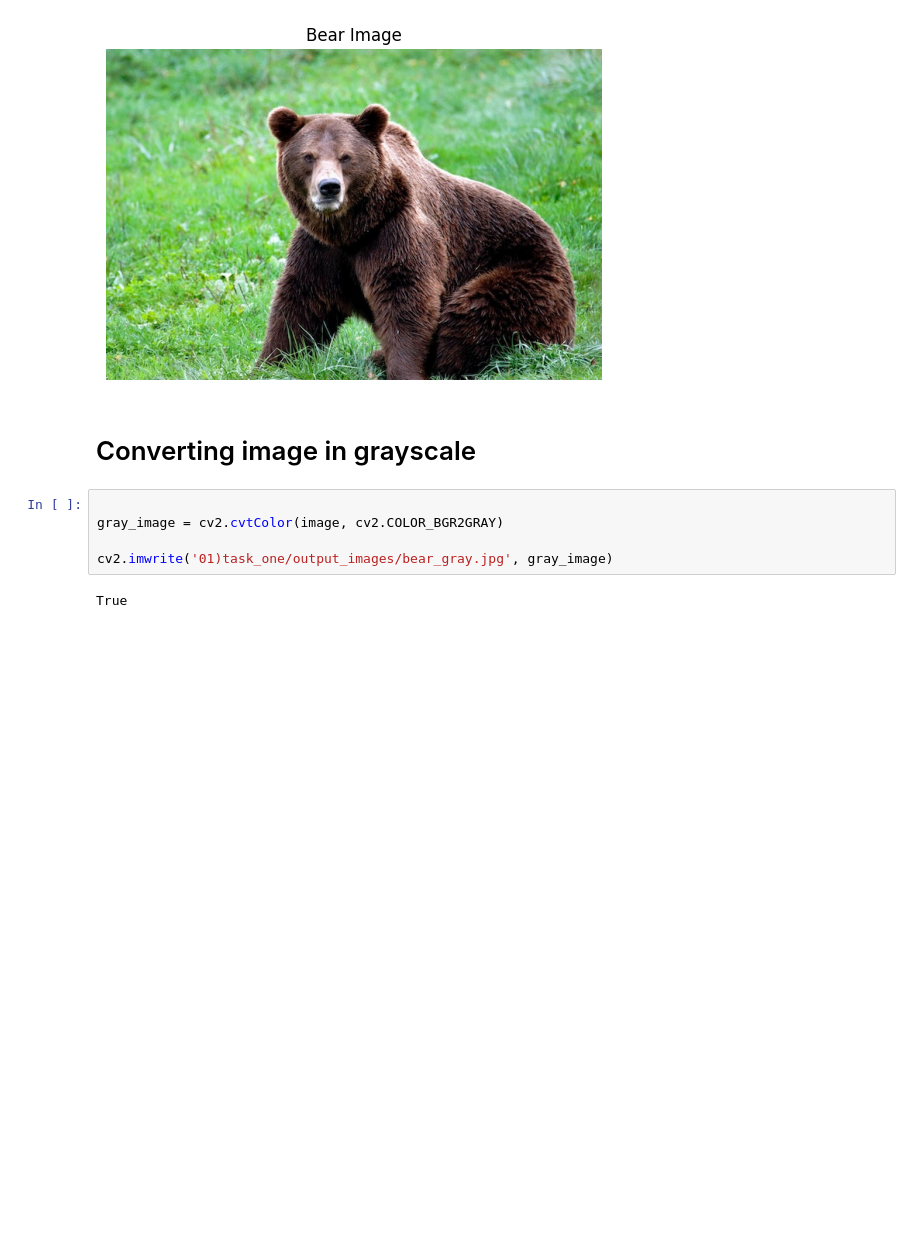
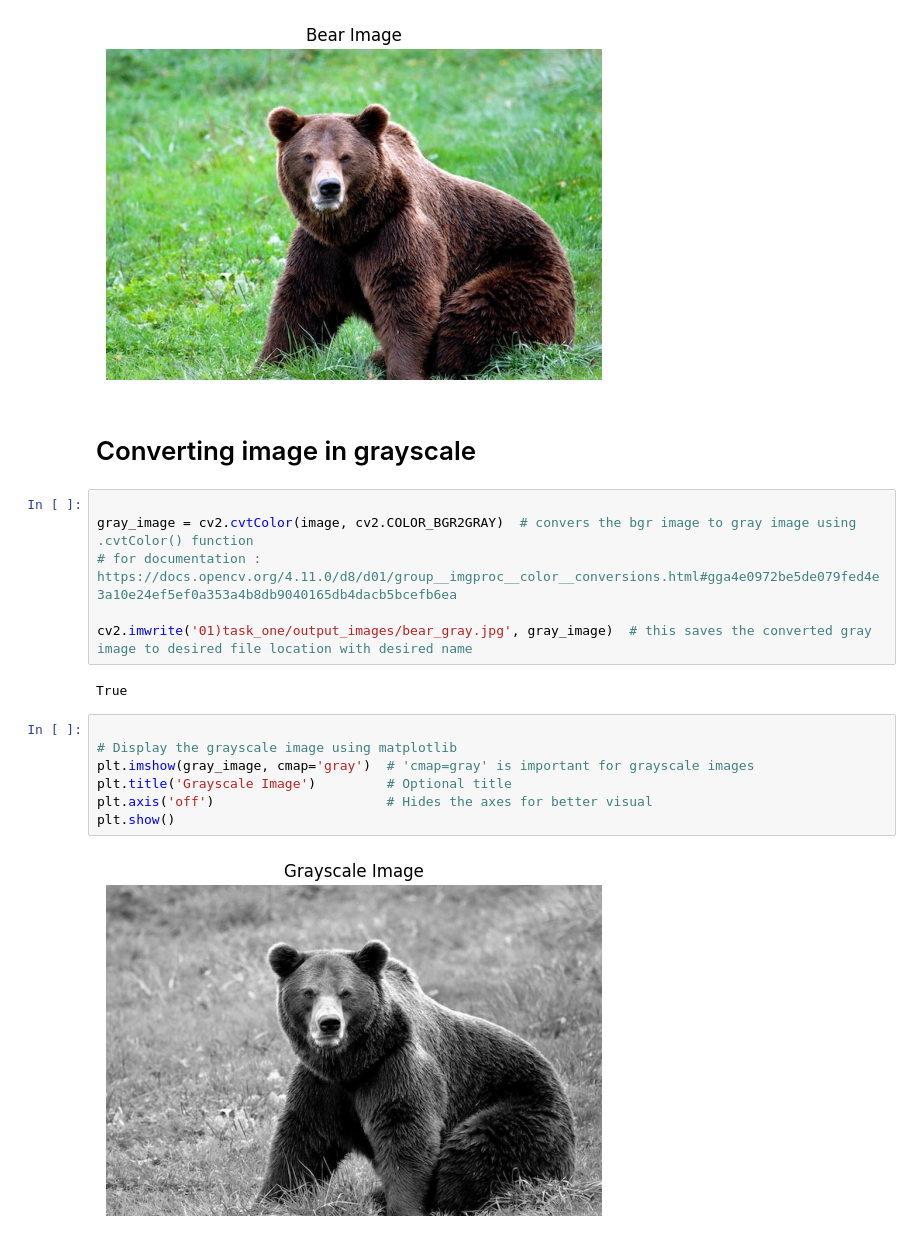
Before and after one commit to AashishAdhikari27/computer_vision_intern_assessment, a Jupyter notebook: 01)task_one/task_one.ipynb, the cells around one changed output. Cells and saved outputs as stored; diff of their text form; blank space fills up the shorter version.

```diff
--- a/01)task_one/task_one.ipynb
+++ b/01)task_one/task_one.ipynb
@@ -75,8 +75,18 @@ plt.show()
 # Converting image in grayscale
 # %%
 
-gray_image = cv2.cvtColor(image, cv2.COLOR_BGR2GRAY)
+gray_image = cv2.cvtColor(image, cv2.COLOR_BGR2GRAY)  # convers the bgr image to gray image using .cvtColor() function
+# for documentation : https://docs.opencv.org/4.11.0/d8/d01/group__imgproc__color__conversions.html#gga4e0972be5de079fed4e3a10e24ef5ef0a353a4b8db9040165db4dacb5bcefb6ea
 
-cv2.imwrite('01)task_one/output_images/bear_gray.jpg', gray_image)
+cv2.imwrite('01)task_one/output_images/bear_gray.jpg', gray_image)  # this saves the converted gray image to desired file location with desired name
 # %% [output]
 True
+# %%
+
+# Display the grayscale image using matplotlib
+plt.imshow(gray_image, cmap='gray')  # 'cmap=gray' is important for grayscale images
+plt.title('Grayscale Image')         # Optional title
+plt.axis('off')                      # Hides the axes for better visual
+plt.show()
+# %% [output]
+[figure, added]
```
Also changed, not shown: parts of 3 cells of this notebook.
